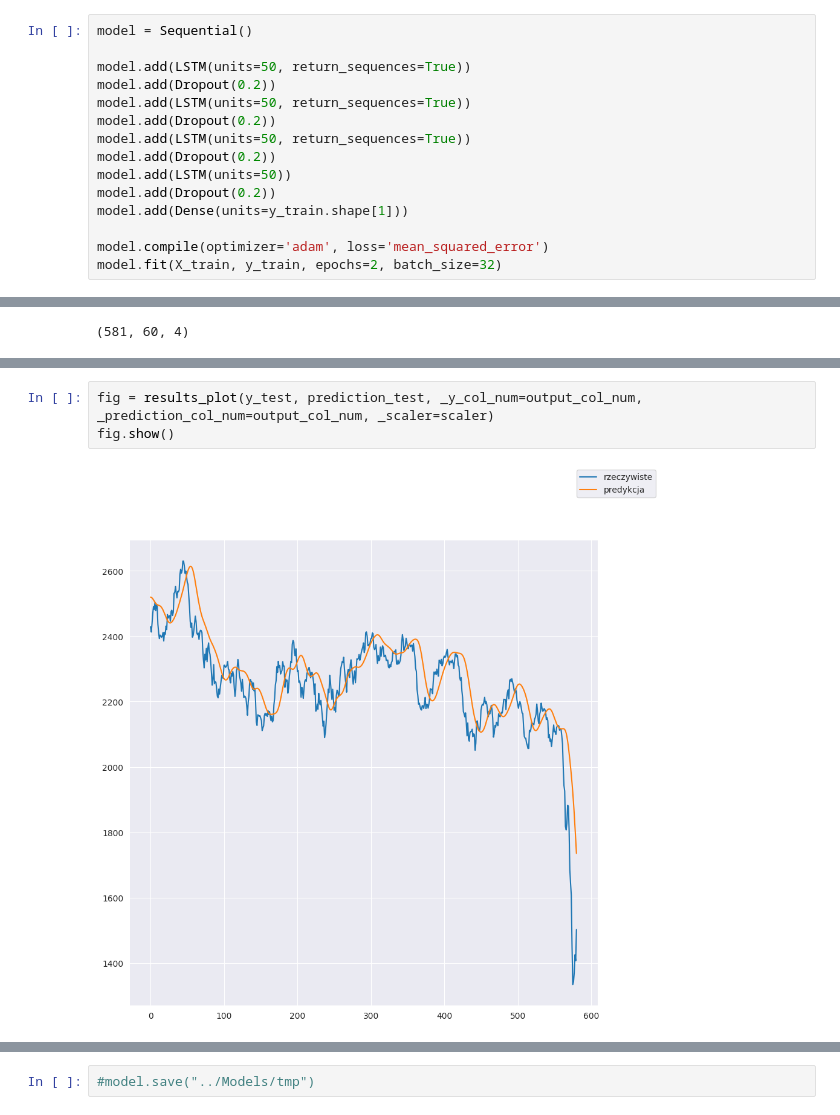
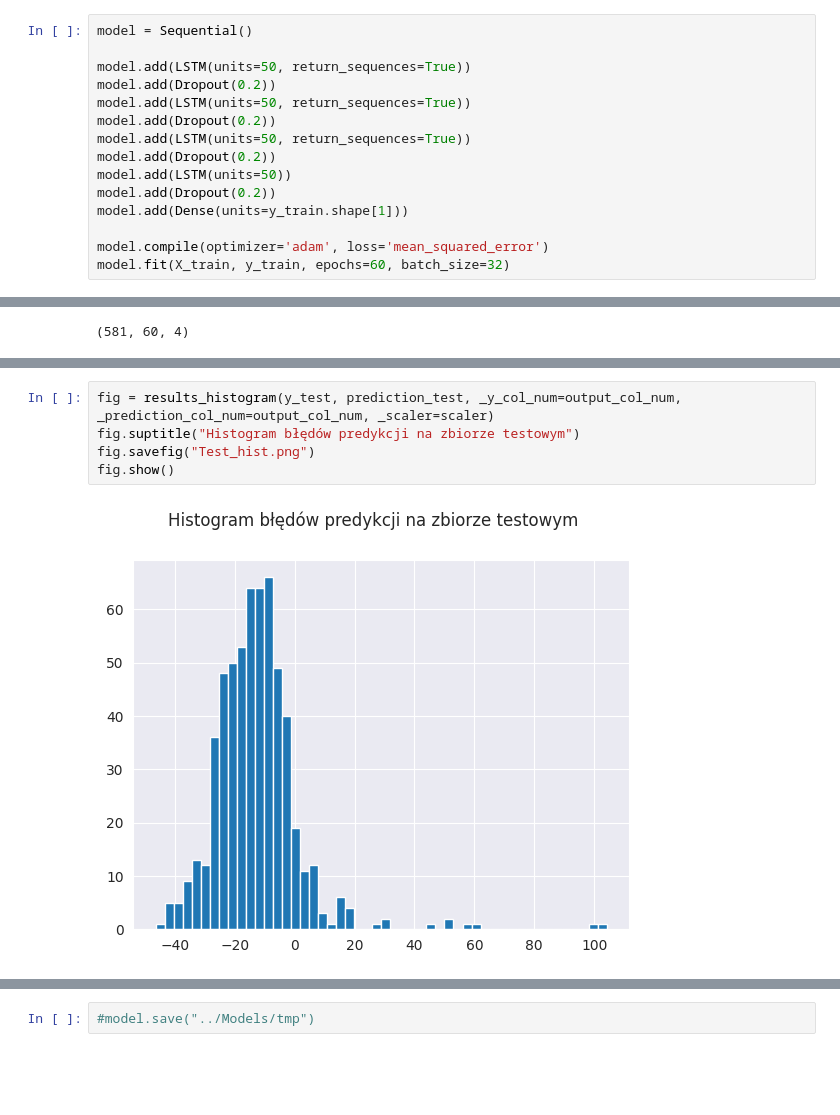
Before and after one commit to B4rtko/Inzynierka, a Jupyter notebook: Brudnopis/lstm_1.ipynb, the cells around one changed output, grey strips where cells are left out. Saved outputs shown, nothing was run; the diff lists cells and outputs as text; blank space fills up the shorter version.

```diff
--- a/Brudnopis/lstm_1.ipynb
+++ b/Brudnopis/lstm_1.ipynb
@@ -165,5 +165,5 @@ model.add(Dropout(0.2))
 model.add(Dense(units=y_train.shape[1]))
 
 model.compile(optimizer='adam', loss='mean_squared_error')
-model.fit(X_train, y_train, epochs=2, batch_size=32)
+model.fit(X_train, y_train, epochs=60, batch_size=32)
 # %% [output]
@@ -192,6 +220,8 @@ prediction_validation = model.predict(X_validation)
 # %%
-fig = results_plot(y_test, prediction_test, _y_col_num=output_col_num, _prediction_col_num=output_col_num, _scaler=scaler)
+fig = results_histogram(y_test, prediction_test, _y_col_num=output_col_num, _prediction_col_num=output_col_num, _scaler=scaler)
+fig.suptitle("Histogram błędów predykcji na zbiorze testowym")
+fig.savefig("Test_hist.png")
 fig.show()
 # %% [output]
-[figure, old version]
+[figure, new version]
 # %%
```
Also changed, not shown: parts of 8 cells of this notebook.
